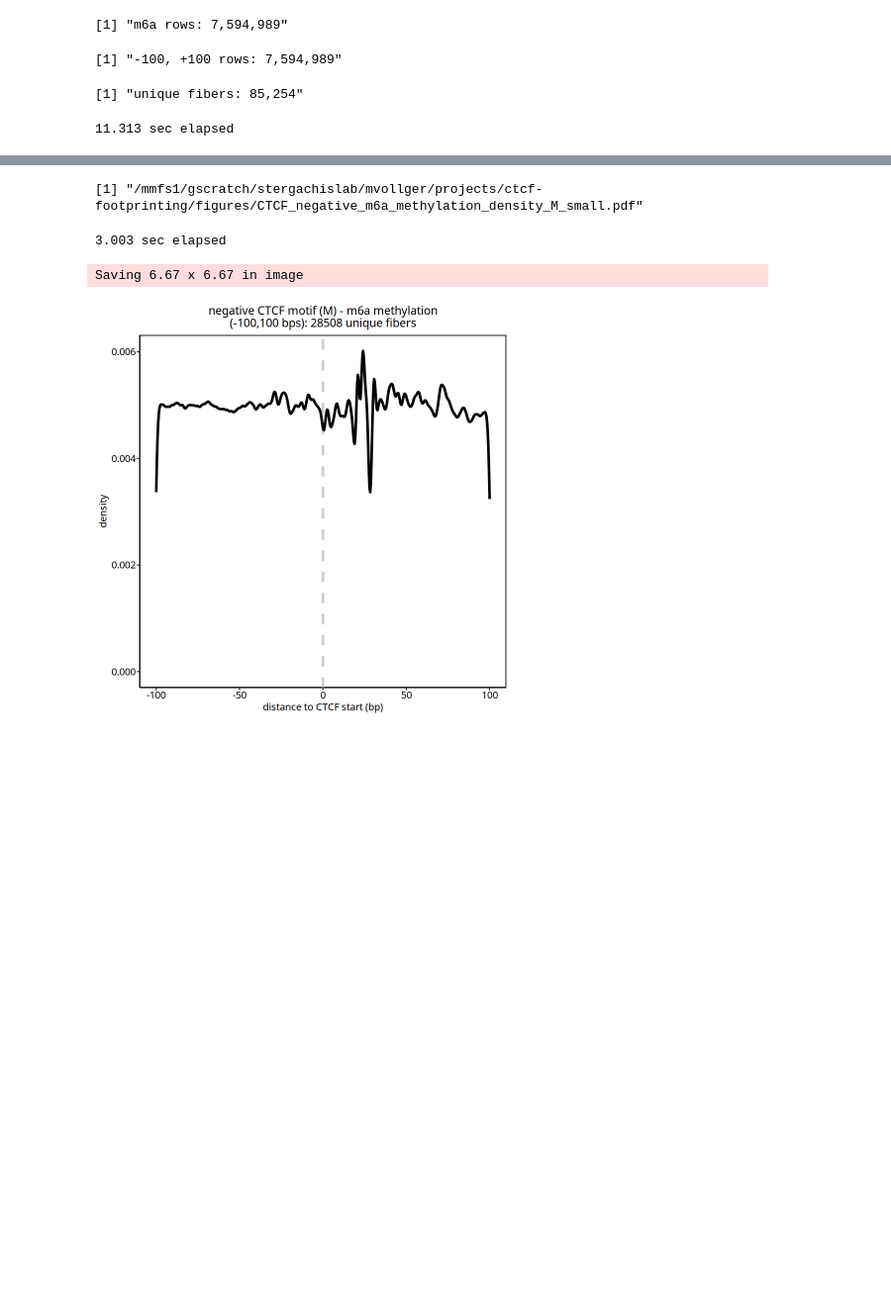
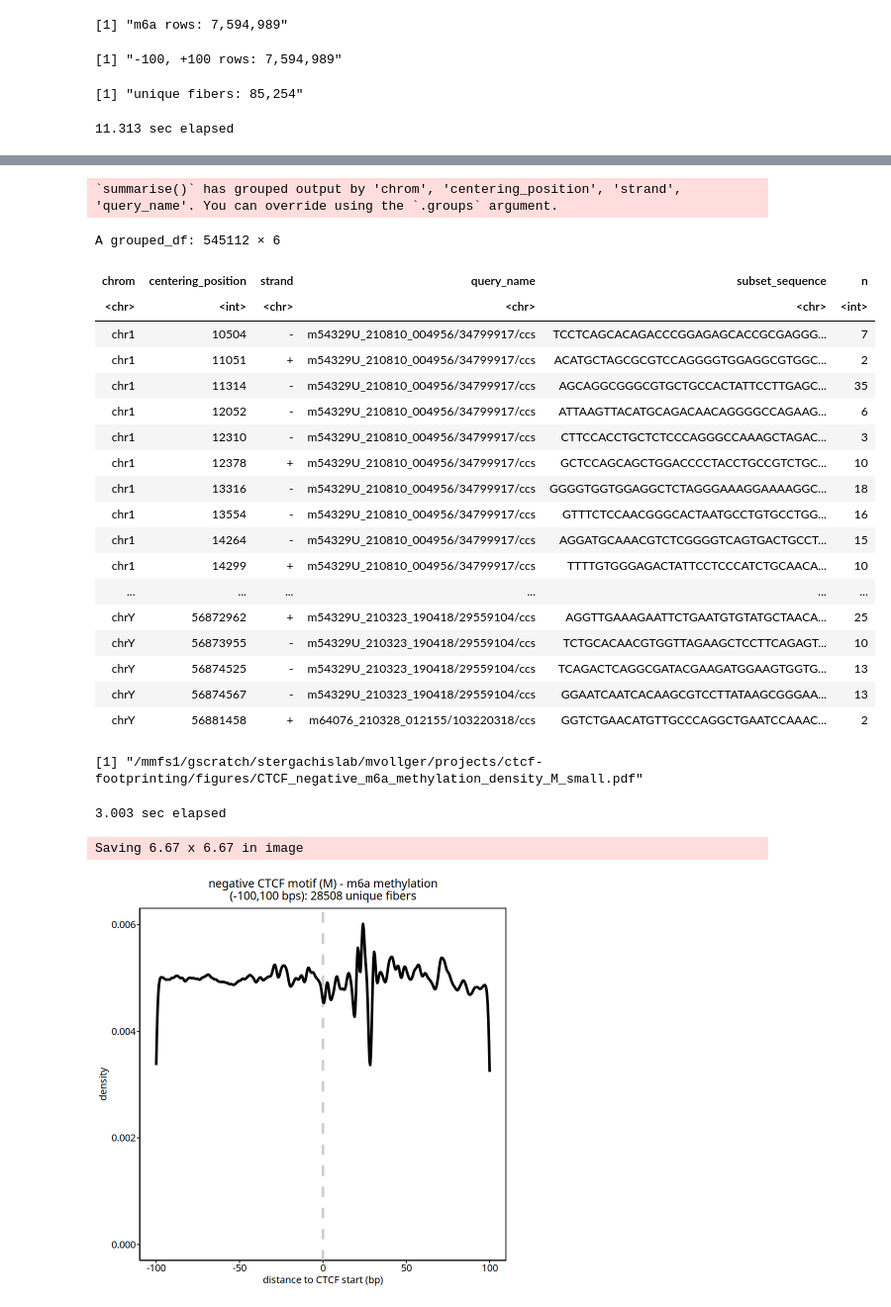
Before and after one commit to monikaperez/ctcf-footprinting, a Jupyter notebook: r_scripts/density_plots.ipynb, the cells around one changed output, grey strips where cells are left out. Shown: that part at 99% size. Drawn from its saved outputs; the diff is of its cells as text; code cells hidden in the pictures; blank space fills up the shorter version.

```diff
--- a/r_scripts/density_plots.ipynb
+++ b/r_scripts/density_plots.ipynb
@@ -447,0 +450,6 @@ sprintf("initial rows: %s", prettyNum(dim(df)[1], big.mark=","))
+# %%
+# filter centered_position_type for m6a & msp
+df <- filter(df, centered_position_type == "m6a" | centered_position_type == "msp")
+# remove instances w/ N in subset_sequence
+df <- filter(df, !grepl("N", subset_sequence))
+sprintf("m6a & msp rows: %s", prettyNum(dim(df)[1], big.mark=","))
@@ -448,3 +491,26 @@ sprintf("initial rows: %s", prettyNum(dim(df)[1], big.mark=","))
+# %%
+df %>% group_by(chrom, centering_position, strand, query_name, subset_sequence) %>% summarise(n = n())
+# %% [output]
+`summarise()` has grouped output by 'chrom', 'centering_position', 'strand', 'query_name'. You can override using the `.groups` argument.
+A grouped_df: 545112 × 6
+| chrom | centering_position | strand | query_name | subset_sequence | n |
+| <chr> | <int> | <chr> | <chr> | <chr> | <int> |
+| chr1 | 10504 | - | m54329U_210810_004956/34799917/ccs | TCCTCAGCACAGACCCGGAGAGCACCGCGAGGG... | 7 |
+| chr1 | 11051 | + | m54329U_210810_004956/34799917/ccs | ACATGCTAGCGCGTCCAGGGGTGGAGGCGTGGC... | 2 |
+| chr1 | 11314 | - | m54329U_210810_004956/34799917/ccs | AGCAGGCGGGCGTGCTGCCACTATTCCTTGAGC... | 35 |
+| chr1 | 12052 | - | m54329U_210810_004956/34799917/ccs | ATTAAGTTACATGCAGACAACAGGGGCCAGAAG... | 6 |
+| chr1 | 12310 | - | m54329U_210810_004956/34799917/ccs | CTTCCACCTGCTCTCCCAGGGCCAAAGCTAGAC... | 3 |
+| chr1 | 12378 | + | m54329U_210810_004956/34799917/ccs | GCTCCAGCAGCTGGACCCCTACCTGCCGTCTGC... | 10 |
+| chr1 | 13316 | - | m54329U_210810_004956/34799917/ccs | GGGGTGGTGGAGGCTCTAGGGAAAGGAAAAGGC... | 18 |
+| chr1 | 13554 | - | m54329U_210810_004956/34799917/ccs | GTTTCTCCAACGGGCACTAATGCCTGTGCCTGG... | 16 |
+| chr1 | 14264 | - | m54329U_210810_004956/34799917/ccs | AGGATGCAAACGTCTCGGGGTCAGTGACTGCCT... | 15 |
+| chr1 | 14299 | + | m54329U_210810_004956/34799917/ccs | TTTTGTGGGAGACTATTCCTCCCATCTGCAACA... | 10 |
+| ... | ... | ... | ... | ... | ... |
+| chrY | 56872962 | + | m54329U_210323_190418/29559104/ccs | AGGTTGAAAGAATTCTGAATGTGTATGCTAACA... | 25 |
+| chrY | 56873955 | - | m54329U_210323_190418/29559104/ccs | TCTGCACAACGTGGTTAGAAGCTCCTTCAGAGT... | 10 |
+| chrY | 56874525 | - | m54329U_210323_190418/29559104/ccs | TCAGACTCAGGCGATACGAAGATGGAAGTGGTG... | 13 |
+| chrY | 56874567 | - | m54329U_210323_190418/29559104/ccs | GGAATCAATCACAAGCGTCCTTATAAGCGGGAA... | 13 |
+| chrY | 56881458 | + | m64076_210328_012155/103220318/ccs | GGTCTGAACATGTTGCCCAGGCTGAATCCAAAC... | 2 |
 # %%
 # filter centered_position_type for m6a
 df <- filter(df, centered_position_type == "m6a")
```
Also changed, not shown: parts of 7 cells of this notebook, 2 other files.
